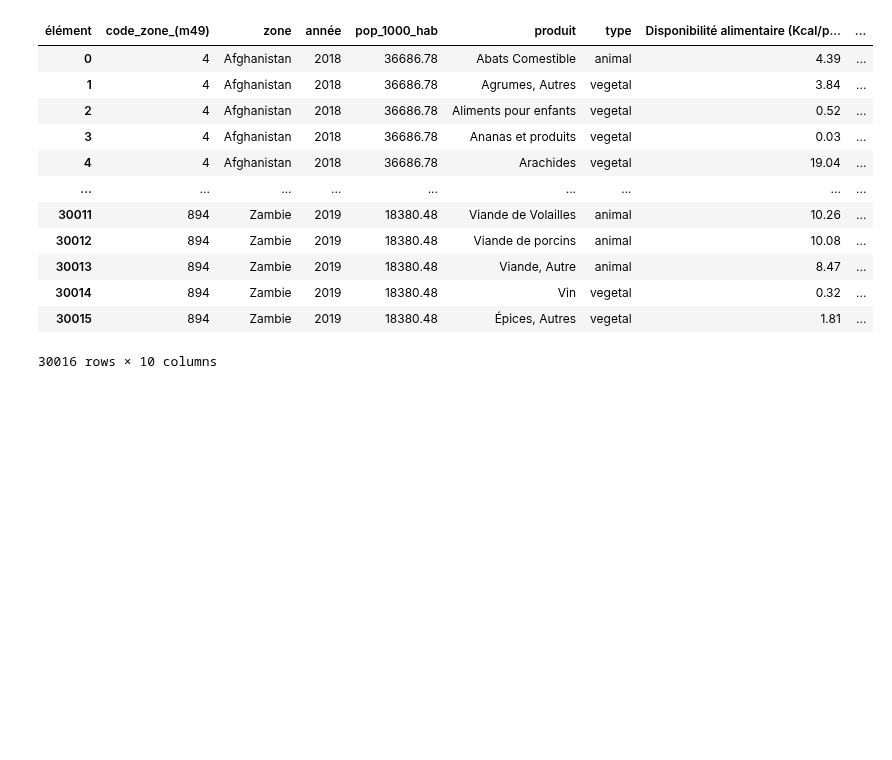
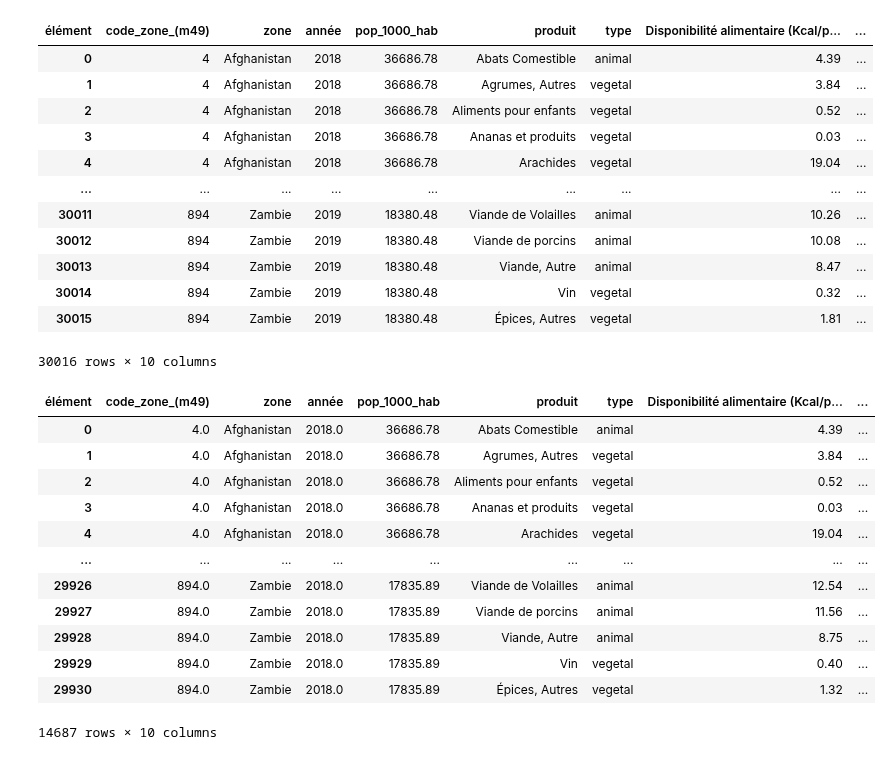
Before and after one commit to Melobgn/Brief-pandas-SEM, a Jupyter notebook: dataframes.ipynb, the cells around one changed output. Saved outputs shown, nothing was run; the diff lists cells and outputs as text; code cells hidden in the pictures; blank space fills up the shorter version.

```diff
--- a/dataframes.ipynb
+++ b/dataframes.ipynb
@@ -184,7 +184,8 @@ array(['Afghanistan', 'Afrique du Sud', 'Albanie', 'Algérie', 'Allemagne',
        'Venezuela (République bolivarienne du)', 'Viet Nam', 'Yémen',
        'Zambie', 'Zimbabwe'], dtype=object)
 # %%
-df.pivot_table(index=['code_zone_(m49)', 'zone','année','pop_1000_hab','produit','type'], columns='élément',values='valeur',aggfunc='first').reset_index()
+df = df.pivot_table(index=['code_zone_(m49)', 'zone','année','pop_1000_hab','produit','type'], columns='élément',values='valeur',aggfunc='first').reset_index()
+df
 # %% [output]
 | élément | code_zone_(m49) | zone | année | pop_1000_hab | produit | type | Disponibilité alimentaire (Kcal/p... | ... |
 | 0 | 4 | Afghanistan | 2018 | 36686.78 | Abats Comestible | animal | 4.39 | ... |
@@ -199,3 +200,20 @@ df.pivot_table(index=['code_zone_(m49)', 'zone','année','pop_1000_hab','produit
 | 30014 | 894 | Zambie | 2019 | 18380.48 | Vin | vegetal | 0.32 | ... |
 | 30015 | 894 | Zambie | 2019 | 18380.48 | Épices, Autres | vegetal | 1.81 | ... |
 30016 rows × 10 columns
+# %%
+df_2018 = df.mask(df["année"] == 2019).dropna()
+df_2018
+# %% [output]
+| élément | code_zone_(m49) | zone | année | pop_1000_hab | produit | type | Disponibilité alimentaire (Kcal/p... | ... |
+| 0 | 4.0 | Afghanistan | 2018.0 | 36686.78 | Abats Comestible | animal | 4.39 | ... |
+| 1 | 4.0 | Afghanistan | 2018.0 | 36686.78 | Agrumes, Autres | vegetal | 3.84 | ... |
+| 2 | 4.0 | Afghanistan | 2018.0 | 36686.78 | Aliments pour enfants | vegetal | 0.52 | ... |
+| 3 | 4.0 | Afghanistan | 2018.0 | 36686.78 | Ananas et produits | vegetal | 0.03 | ... |
+| 4 | 4.0 | Afghanistan | 2018.0 | 36686.78 | Arachides | vegetal | 19.04 | ... |
+| ... | ... | ... | ... | ... | ... | ... | ... | ... |
+| 29926 | 894.0 | Zambie | 2018.0 | 17835.89 | Viande de Volailles | animal | 12.54 | ... |
+| 29927 | 894.0 | Zambie | 2018.0 | 17835.89 | Viande de porcins | animal | 11.56 | ... |
+| 29928 | 894.0 | Zambie | 2018.0 | 17835.89 | Viande, Autre | animal | 8.75 | ... |
+| 29929 | 894.0 | Zambie | 2018.0 | 17835.89 | Vin | vegetal | 0.40 | ... |
+| 29930 | 894.0 | Zambie | 2018.0 | 17835.89 | Épices, Autres | vegetal | 1.32 | ... |
+14687 rows × 10 columns
```
